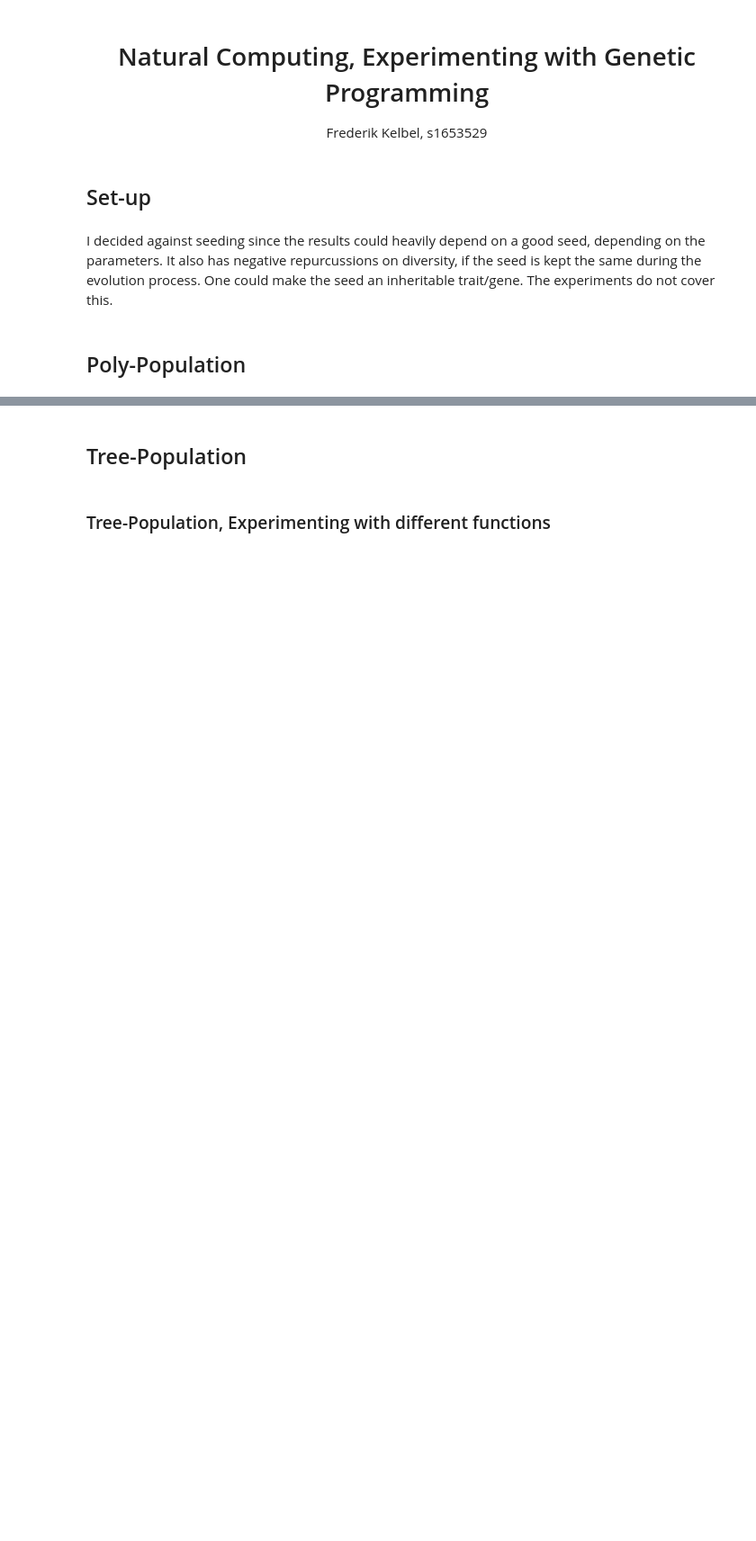
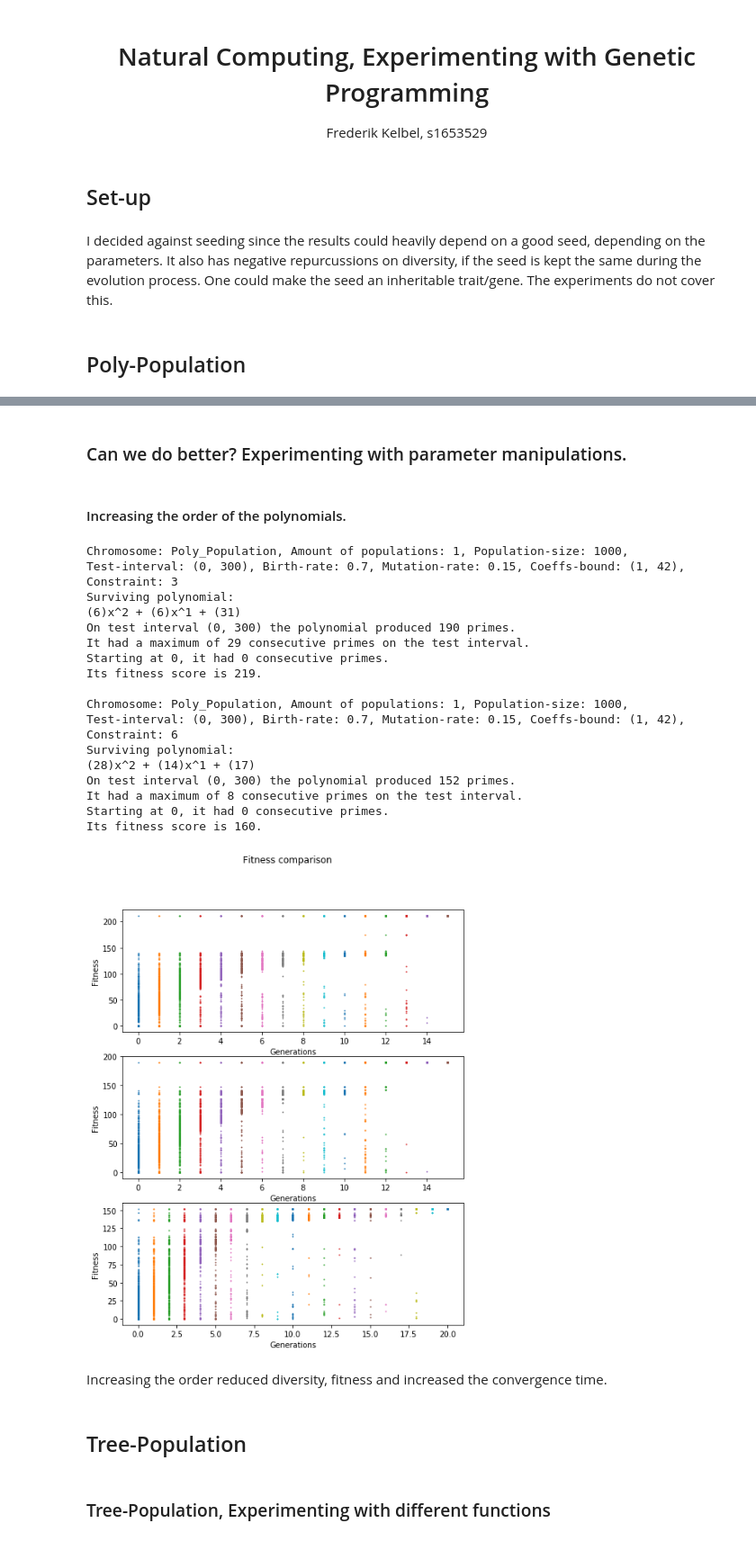
Before and after one commit to FreddoIsHere/GPandGA, a Jupyter notebook: Experiments.ipynb, the cells around one changed output, grey strips where cells are left out. Shown at 90% size. Drawn from its saved outputs; the diff is of its cells as text; code cells hidden in the pictures; blank space fills up the shorter version.

```diff
--- a/Experiments.ipynb
+++ b/Experiments.ipynb
@@ -101,3 +144,55 @@ It produced 211 distinct primes on interval (0, 300).
+# %% [markdown]
+<h3>Can we do better? Experimenting with parameter manipulations.</h3>
+# %% [markdown]
+<h4>Increasing the order of the polynomials.</h4>
+# %%
+num_populations=1
+merge_point=0.3
+population_size=1000
+test_interval=(0, 300)
+birth_rate=0.7
+mutation=0.15
+coeffs_bound = (1, 42)
+constraint = 3
+poly_pop_order_3 = find_prime_polynomial(Poly_Population,
+                                [Fitness.number_of_primes_in_interval],
+                                num_populations=num_populations, merge_point=merge_point,
+                                population_size=population_size,
+                                test_interval=test_interval, birth_rate=birth_rate,
+                                mutation=mutation, coeffs_bound=coeffs_bound,
+                                         constraint=constraint)
+show_final_polynomials(poly_pop_order_3, test_interval)
+constraint = 6
+poly_pop_order_6 = find_prime_polynomial(Poly_Population,
+                                [Fitness.number_of_primes_in_interval],
+                                num_populations=num_populations, merge_point=merge_point,
+                                population_size=population_size,
+                                test_interval=test_interval, birth_rate=birth_rate,
+                                mutation=mutation, coeffs_bound=coeffs_bound,
+                                         constraint=constraint)
+show_final_polynomials(poly_pop_order_6, test_interval)
+show_scatter_fitness_comparison([poly_pop_order_2, poly_pop_order_3, poly_pop_order_6])
+# %% [output]
+Chromosome: Poly_Population, Amount of populations: 1, Population-size: 1000,
+Test-interval: (0, 300), Birth-rate: 0.7, Mutation-rate: 0.15, Coeffs-bound: (1, 42), Constraint: 3
+Surviving polynomial:
+(6)x^2 + (6)x^1 + (31)
+On test interval (0, 300) the polynomial produced 190 primes.
+It had a maximum of 29 consecutive primes on the test interval.
+Starting at 0, it had 0 consecutive primes.
+Its fitness score is 219.
+
+Chromosome: Poly_Population, Amount of populations: 1, Population-size: 1000,
+Test-interval: (0, 300), Birth-rate: 0.7, Mutation-rate: 0.15, Coeffs-bound: (1, 42), Constraint: 6
+Surviving polynomial:
+(28)x^2 + (14)x^1 + (17)
+On test interval (0, 300) the polynomial produced 152 primes.
+It had a maximum of 8 consecutive primes on the test interval.
+Starting at 0, it had 0 consecutive primes.
+Its fitness score is 160.
+[figure, added]
+# %% [markdown]
+Increasing the order reduced diversity, fitness and increased the convergence time.
 # %% [markdown]
 ## Tree-Population
 # %%
```
Also changed, not shown: parts of 5 cells of this notebook, 2 other files.
